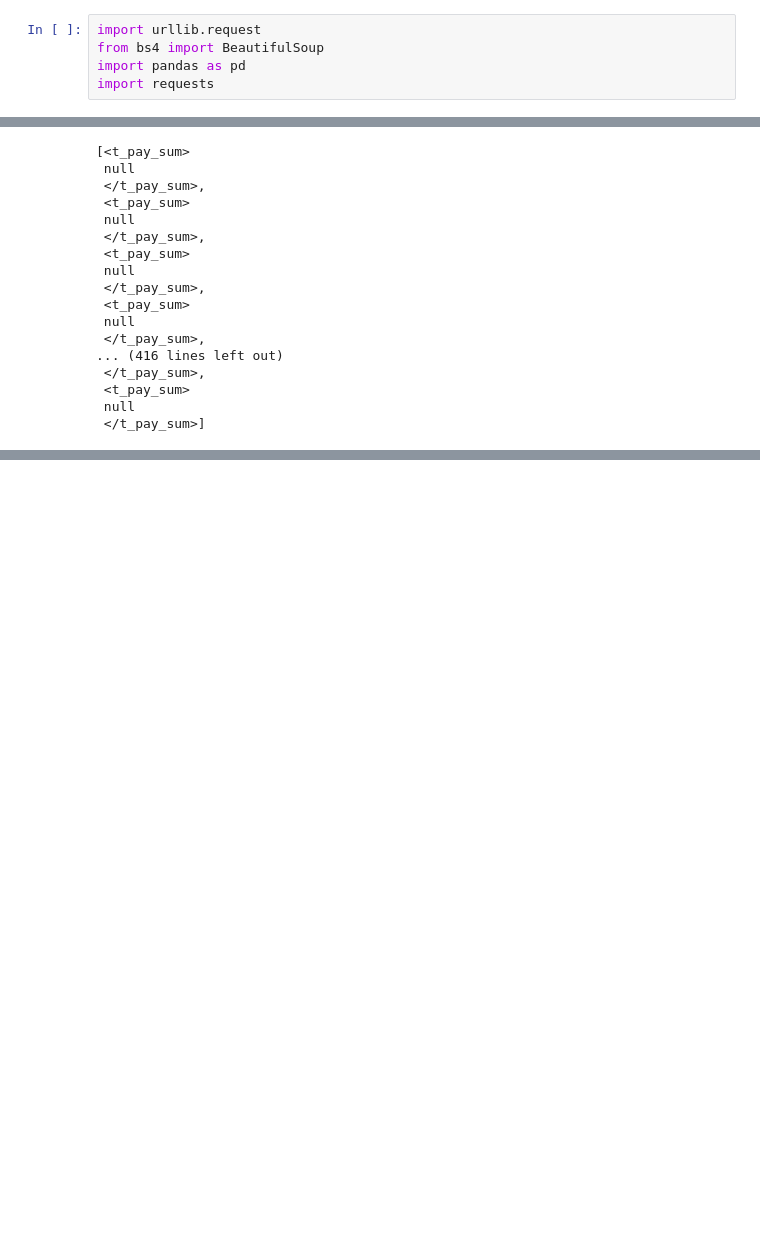
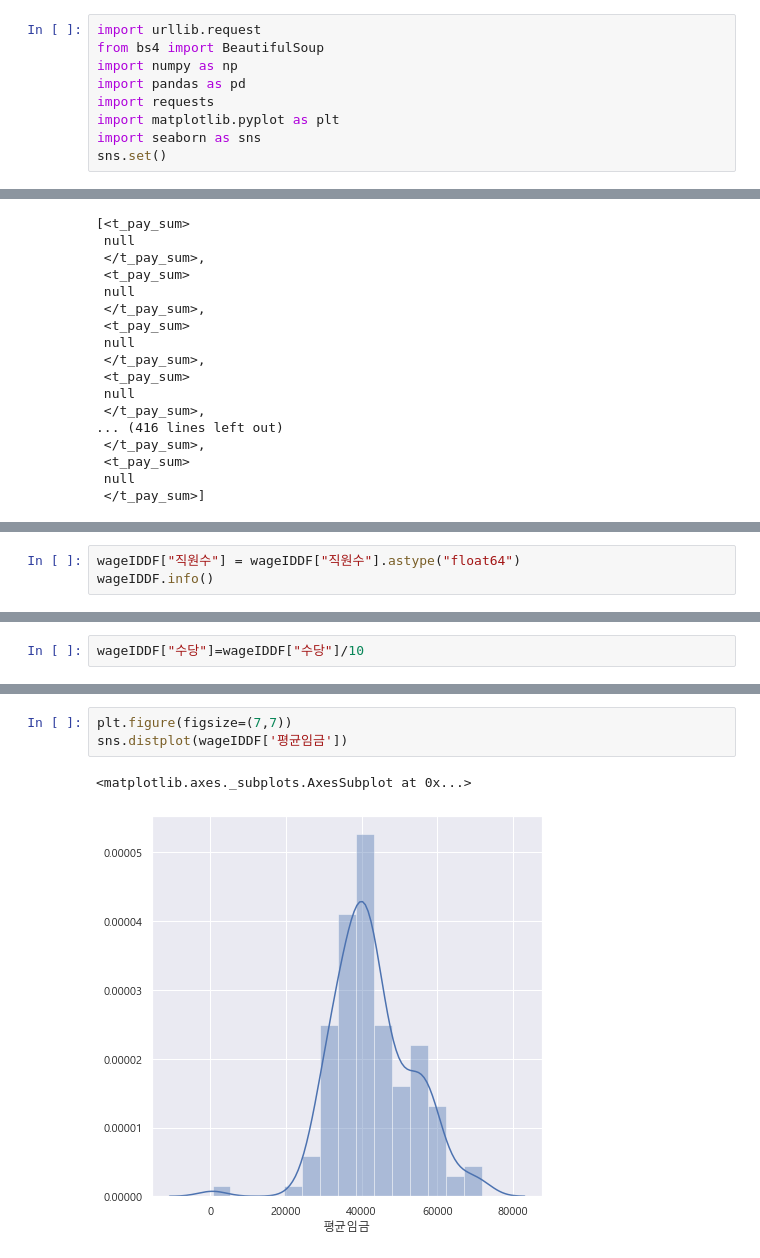
Before and after one commit to mechurisr/Python_Basic, a Jupyter notebook: Python_project1.ipynb, the cells around one changed output, grey strips where cells are left out. Saved outputs shown, nothing was run; the diff lists cells and outputs as text; blank space fills up the shorter version.

```diff
--- a/Python_project1.ipynb
+++ b/Python_project1.ipynb
@@ -1,6 +1,10 @@
 # %%
 import urllib.request
 from bs4 import BeautifulSoup
+import numpy as np
 import pandas as pd
 import requests
+import matplotlib.pyplot as plt
+import seaborn as sns
+sns.set()
 # %%
@@ -221,0 +247,3 @@ wageIDDF
+# %%
+wageIDDF["직원수"] = wageIDDF["직원수"].astype("float64")
+wageIDDF.info()
@@ -221,0 +265,2 @@ wageIDDF
+# %%
+wageIDDF["수당"]=wageIDDF["수당"]/10
@@ -221,0 +308,6 @@ wageIDDF
+# %%
+plt.figure(figsize=(7,7))
+sns.distplot(wageIDDF['평균임금'])
+# %% [output]
+<matplotlib.axes._subplots.AxesSubplot at 0x...>
+[figure, added]
```
Also changed, not shown: parts of 15 cells of this notebook, 23 other files.
